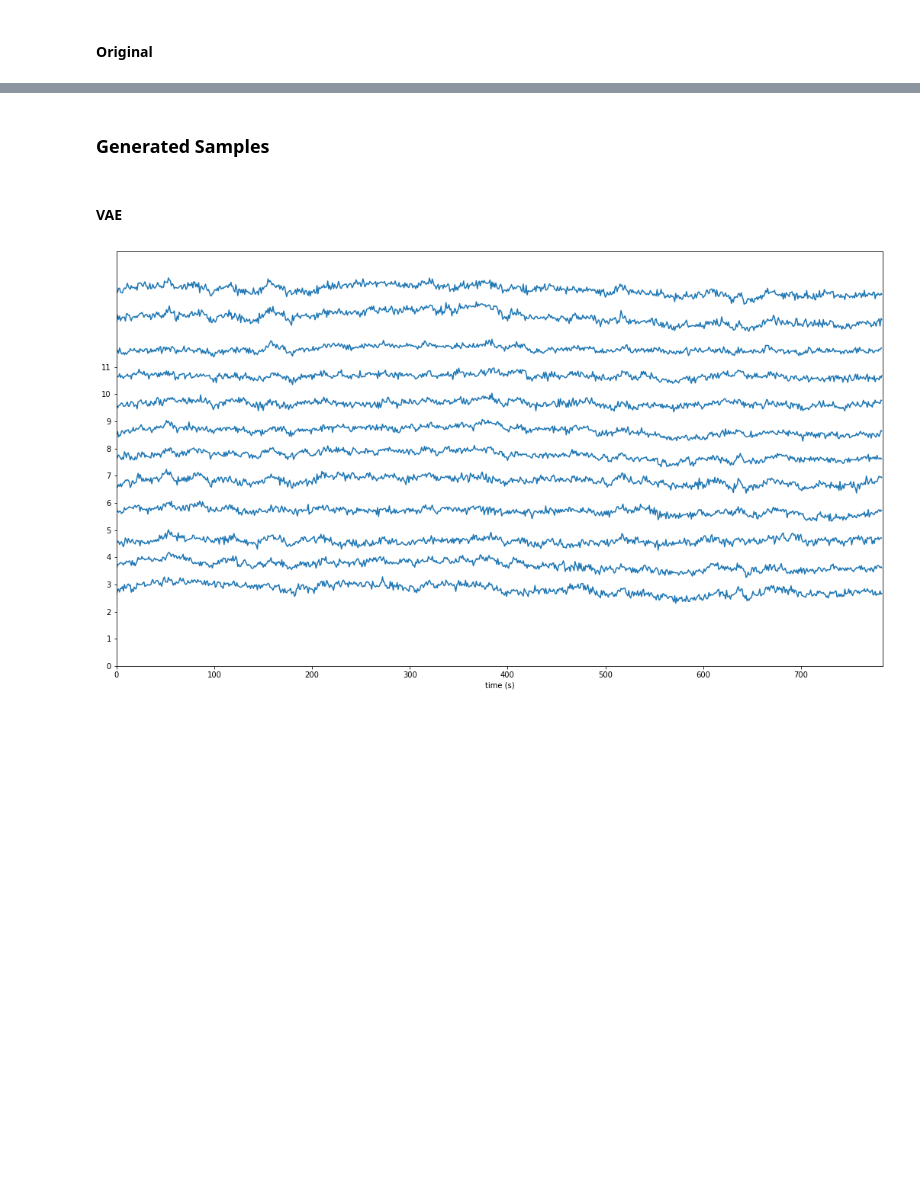
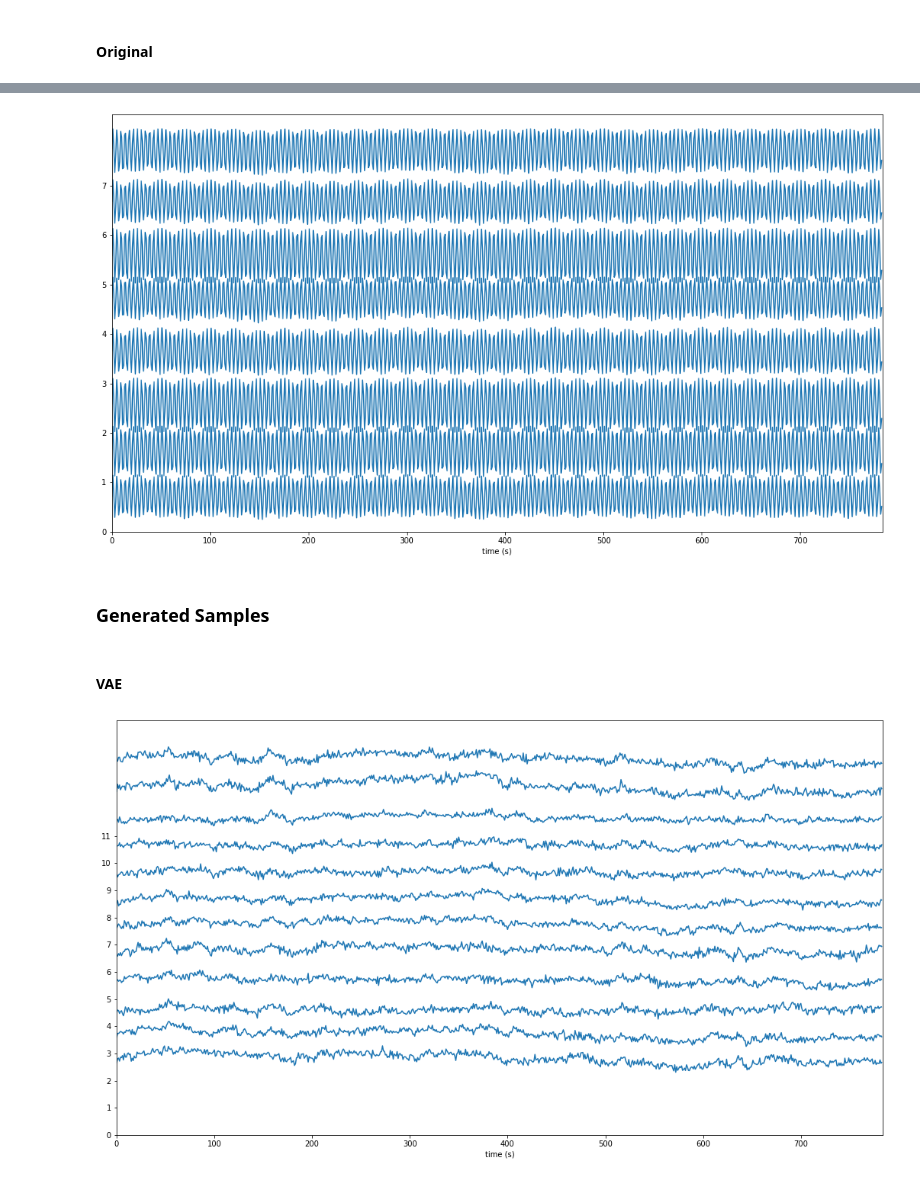
Before and after one commit to DanielLongo/NeuralFill, a Jupyter notebook: visualize/plot_recon_1c.ipynb, the cells around one changed output, grey strips where cells are left out. Saved outputs shown, nothing was run; the diff lists cells and outputs as text; code cells hidden in the pictures; blank space fills up the shorter version.

```diff
--- a/visualize/plot_recon_1c.ipynb
+++ b/visualize/plot_recon_1c.ipynb
@@ -26,3 +33,8 @@ stacklineplot.stackplot(samples[16:16+8], yscale=.8)
+# %%
+# reconstructed
+stacklineplot.stackplot(samples[16:16+8], yscale=.8)
+# %% [output]
+[figure, added]
 # %% [markdown]
 ### Generated Samples
 # %%
```
Also changed, not shown: parts of 8 cells of this notebook.
